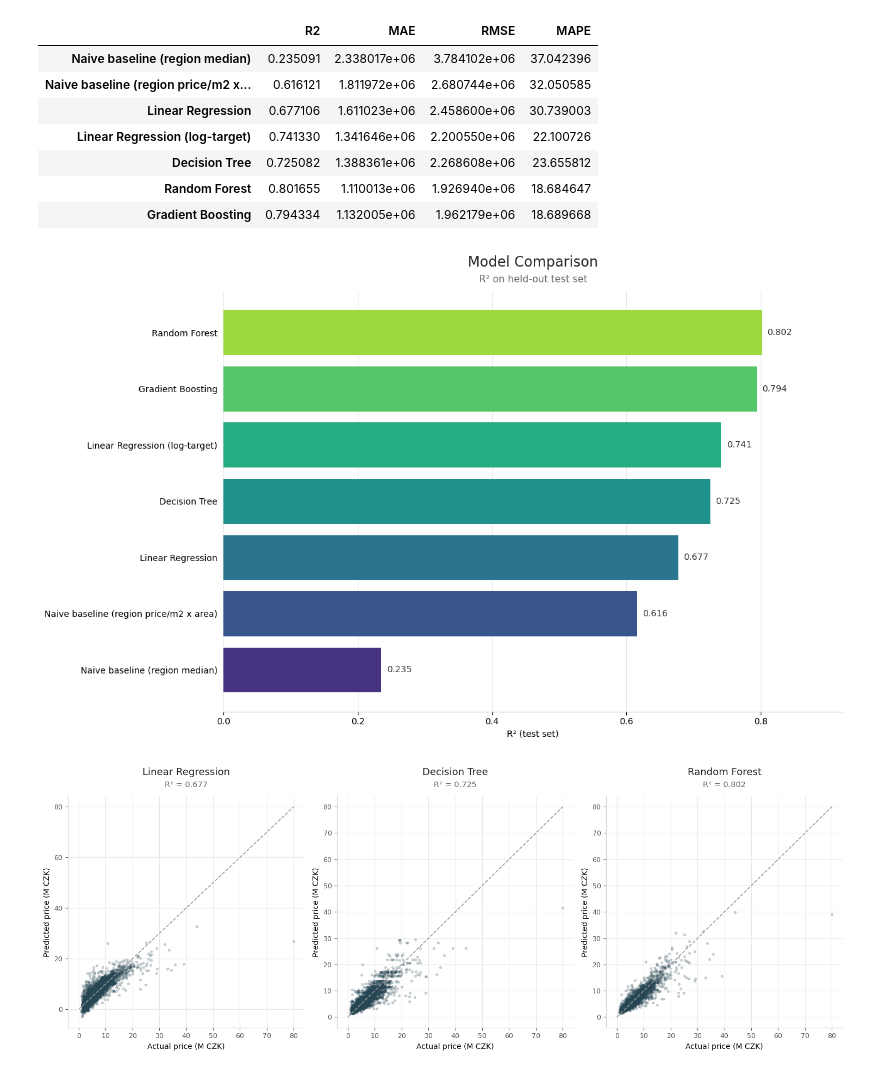
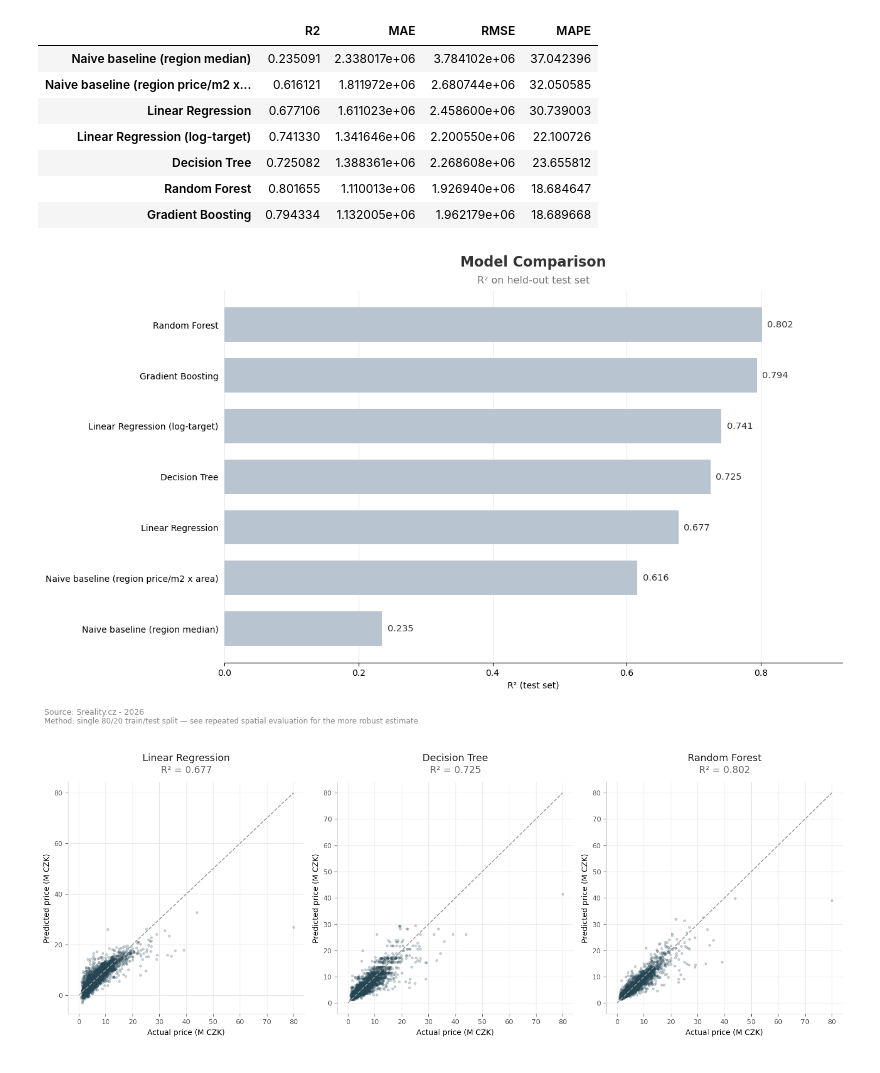
Before and after one commit to akorablov/house_price_prediction, a Jupyter notebook: house_price_cz.ipynb, the cells around one changed output. Cells and saved outputs as stored; diff of their text form; code cells hidden in the pictures.

```diff
--- a/house_price_cz.ipynb
+++ b/house_price_cz.ipynb
@@ -201,8 +193,7 @@ for patch, val in zip(patches, norm):
     patch.set_facecolor(plt.cm.viridis(val * 0.8 + 0.1))
 
 axes[0].set_title('Price Distribution', fontsize=14, loc='center', color='#222', pad=28)
-axes[0].text(0.5, 1.05, 'Raw scale, million CZK', transform=axes[0].transAxes,
-             fontsize=10, color='#666', ha='center')
+axes[0].text(0.5, 1.05, 'Raw scale, million CZK', transform=axes[0].transAxes, fontsize=10, color='#666', ha='center')
 axes[0].set_xlabel('Price (million CZK)')
 axes[0].set_ylabel('Count')
 
@@ -210,12 +201,10 @@ axes[0].set_ylabel('Count')
 n2, bins2, patches2 = axes[1].hist(np.log1p(df_clean['price_czk']), bins=60, edgecolor='white', linewidth=0.4)
 bin_centers2 = 0.5 * (bins2[:-1] + bins2[1:])
 norm2 = (bin_centers2 - bin_centers2.min()) / (bin_centers2.max() - bin_centers2.min())
-for patch, val in zip(patches2, norm2):
-    patch.set_facecolor(plt.cm.viridis(val * 0.8 + 0.1))
+for patch, val in zip(patches2, norm2): patch.set_facecolor(plt.cm.viridis(val * 0.8 + 0.1))
 
 axes[1].set_title('Price Distribution', fontsize=14, loc='center', color='#222', pad=28)
-axes[1].text(0.5, 1.05, 'Log-transformed scale', transform=axes[1].transAxes,
-             fontsize=10, color='#666', ha='center')
+axes[1].text(0.5, 1.05, 'Log-transformed scale', transform=axes[1].transAxes, fontsize=10, color='#666', ha='center')
 axes[1].set_xlabel('log(Price + 1)')
 axes[1].set_ylabel('Count')
 
@@ -718,7 +815,7 @@ order = df.groupby('construction')['price_per_m2'].median().sort_values(ascendin
 counts = df['construction'].value_counts()
 order = order[counts.reindex(order.index) >= 30]
 
-colors = ['#e76f51' if c == 'Panelová' else '#264653' if c == 'Cihlová' else '#e0e0e0' for c in order.index]
+colors = ['#D95F59' if c == 'Panelová' else '#264653' if c == 'Cihlová' else '#B8C4CF' for c in order.index]
 
 fig, ax = plt.subplots(figsize=(13, 8))
 bars = ax.barh(order.index[::-1], order.values[::-1], color=colors[::-1])
@@ -727,8 +824,8 @@ for bar, val, label in zip(bars, order.values[::-1], order.index[::-1]):
     is_highlight = label in ('Panelová', 'Cihlová')
     ax.text(val + order.max()*0.015, bar.get_y() + bar.get_height() / 2,
             f'{val:,.0f} Kč/m²', va='center', fontsize=10,
-            color='#222' if is_highlight else '#aaa',
-            fontweight='bold' if is_highlight else 'normal')
+            color='#222' if is_highlight else "#B8C4CF",
+            fontweight='bold' if is_highlight else 'bold')
 
 ax.set_title('Panelák vs. Cihla: the Price gap', fontsize=16, loc='center', color='#222', pad=14)
 ax.text(0.364, 0.99, 'Median price per m² by construction type', transform=ax.transAxes, fontsize=11, color='#666')
@@ -756,6 +853,7 @@ for spine in ['top', 'right', 'left']:
     ax.spines[spine].set_visible(False)
 ax.tick_params(left=False)
 ax.set_xlim(0, order.max() * 1.32)
+fig.text(0.01, 0.018, 'Source: Sreality.cz, 2026', fontsize=8.5, color='#999999')
 plt.tight_layout()
 plt.show()
 # %% [output]
@@ -1151,33 +1435,43 @@ results_df
 # %%
 order = results_df['R2'].sort_values().index
 data = results_df.loc[order, 'R2']
 
+# Main colors
+COLOR_DEFAULT = '#B8C4CF'
+COLOR_TEXT = '#333333'
+COLOR_SECONDARY = '#777777'
+COLOR_GRID = '#E8E8E8'
+
+plt.rcParams['font.family'] = 'DejaVu Sans'
 fig, ax = plt.subplots(figsize=(13, 8))
+fig.patch.set_facecolor('white')
+ax.set_facecolor('white')
 
-colors = plt.cm.viridis(np.linspace(0.15, 0.85, len(data)))
-bars = ax.barh(order, data.values, color=colors)
+bars = ax.barh(order, data.values, height=0.68, color=COLOR_DEFAULT)
 
 for bar, val in zip(bars, data.values):
     ax.text(val + data.max()*0.01, bar.get_y() + bar.get_height() / 2,
-            f'{val:.3f}', va='center', fontsize=10, color='#333')
+            f'{val:.3f}', va='center', ha='left', fontsize=10.5, color=COLOR_TEXT)
 
-ax.set_title('Model Comparison', fontsize=16, loc='center', color='#222', pad=28)
-ax.text(0.5, 1.02, 'R² on held-out test set', transform=ax.transAxes,
-         fontsize=11, color='#666', ha='center')
+ax.set_axisbelow(True)
+ax.grid(axis='x', color=COLOR_GRID, linewidth=0.8, linestyle='-')
+ax.set_title('Model Comparison', fontsize=16, fontweight='bold', color=COLOR_TEXT, loc='center', pad=28)
+subtitle = 'R² on held-out test set'
+ax.text(0.5, 1.015, subtitle, transform=ax.transAxes, fontsize=11.5, color=COLOR_SECONDARY, ha='center', va='bottom')
 
 ax.set_xlabel('R² (test set)')
 for spine in ['top', 'right', 'left']:
     ax.spines[spine].set_visible(False)
-ax.spines['bottom'].set_color('#cccccc')
 ax.tick_params(left=False, labelsize=10)
-ax.grid(axis='x', color='#e8e8e8', linewidth=0.8, zorder=0)
-ax.set_axisbelow(True)
 ax.set_xlim(0, data.max() * 1.15)
 
-plt.tight_layout()
+fig.text(0.01, 0.025, 'Source: Sreality.cz - 2026', fontsize=9, color='#888888')
+fig.text(0.01, 0.008, 'Method: single 80/20 train/test split — see repeated spatial evaluation for the more robust estimate', fontsize=8.5, color='#888888')
+
+plt.tight_layout(rect=[0, 0.055, 1, 0.96])
 plt.show()
 # %% [output]
-[figure, old version]
+[figure, new version]
 # %%
 fig, axes = plt.subplots(1, 3, figsize=(15, 5.5))
 
```
Also changed, not shown: parts of 21 cells of this notebook, 2 other files.
